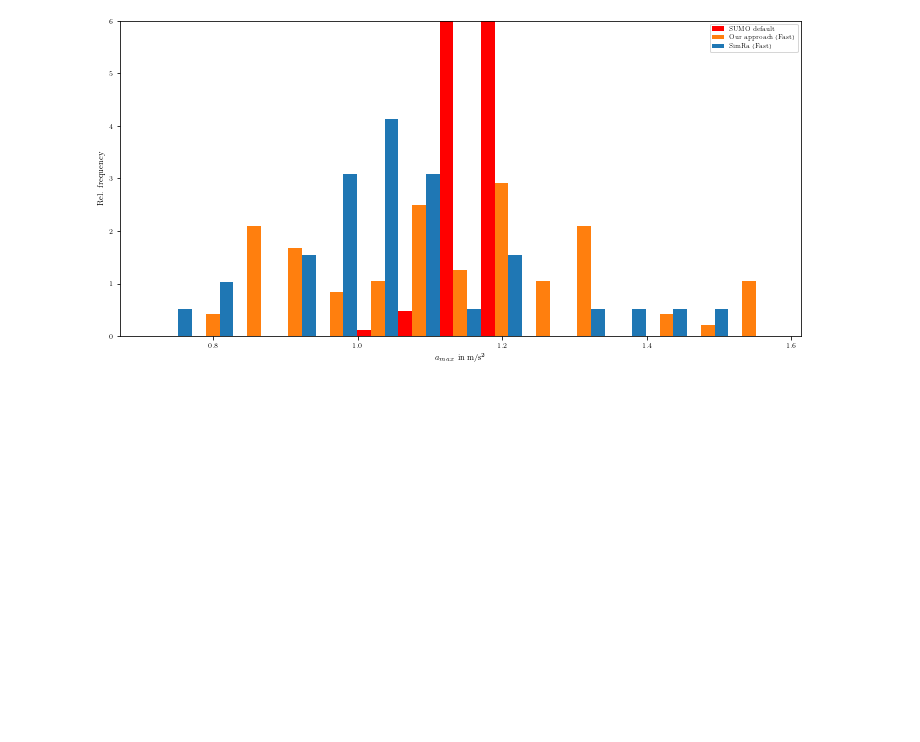
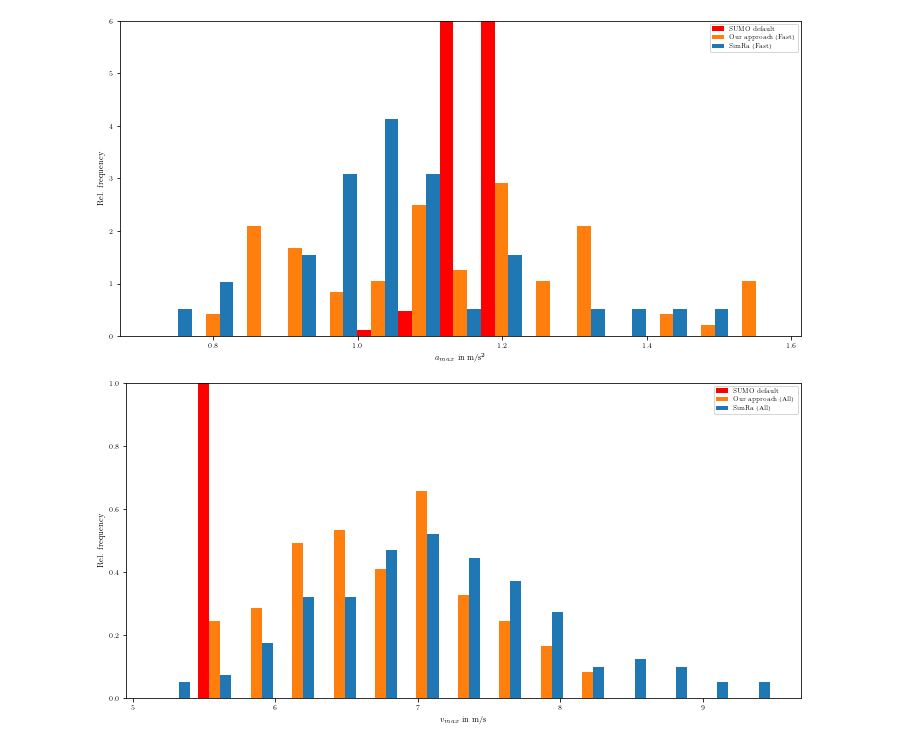
Before and after one commit to alexpagri/data-analytics, a Jupyter notebook: adsp/parameter_evaluation/SUMO_vs_Param_Oranien.ipynb, the cells around one changed output. Drawn from its saved outputs; the diff is of its cells as text; code cells hidden in the pictures; blank space fills up the shorter version.

Commit message:
velo + decel

```diff
--- a/adsp/parameter_evaluation/SUMO_vs_Param_Oranien.ipynb
+++ b/adsp/parameter_evaluation/SUMO_vs_Param_Oranien.ipynb
@@ -205,3 +205,8 @@ a_simra = df.query('max_accel >= 0.3')[['max_accel']]
 a_simra_slow = df.query('group == 0 and max_accel >= 0.3')[['max_accel']]
 a_simra_medium = df.query('group == 1 and max_accel >= 0.3')[['max_accel']]
 a_simra_fast = df.query('group == 2 and max_accel >= 0.3')[['max_accel']]
+# %%
+v = df[['max_v']]
+v_slow = df.query('group == 0')[['max_v']]
+v_medium = df.query('group == 1')[['max_v']]
+v_fast = df.query('group == 2')[['max_v']]
@@ -302,10 +312,14 @@ plt.show()
 # %% [output]
 [figure]
 # %%
-plt.hist([max_velos_arr[1], max_velos_arr[0], v], bins = 15, label=['SUMO default', 'Our approach', 'SimRa'],  color = colors, density=True)
+plt.subplots(figsize = (10, 5))
+
+plt.hist([max_velos_arr[4], max_velos_arr[0], v.values.flatten()], bins = 15, label=['SUMO default', 'Our approach (All)', 'SimRa (All)'],  color = colors, density=True)
 plt.legend()
 plt.ylim(0,1)
 plt.ylabel('Rel. frequency')
 plt.xlabel(r'$v_{max}$ in m/s')
-plt.savefig('images/sim_oranien_velo.pdf', bbox_inches='tight')
+plt.savefig('images/sim_oranien_velo_all.pdf', bbox_inches='tight')
 plt.show()
+# %% [output]
+[figure, added]
```
Also changed, not shown: parts of 6 cells of this notebook, 7 other files.
